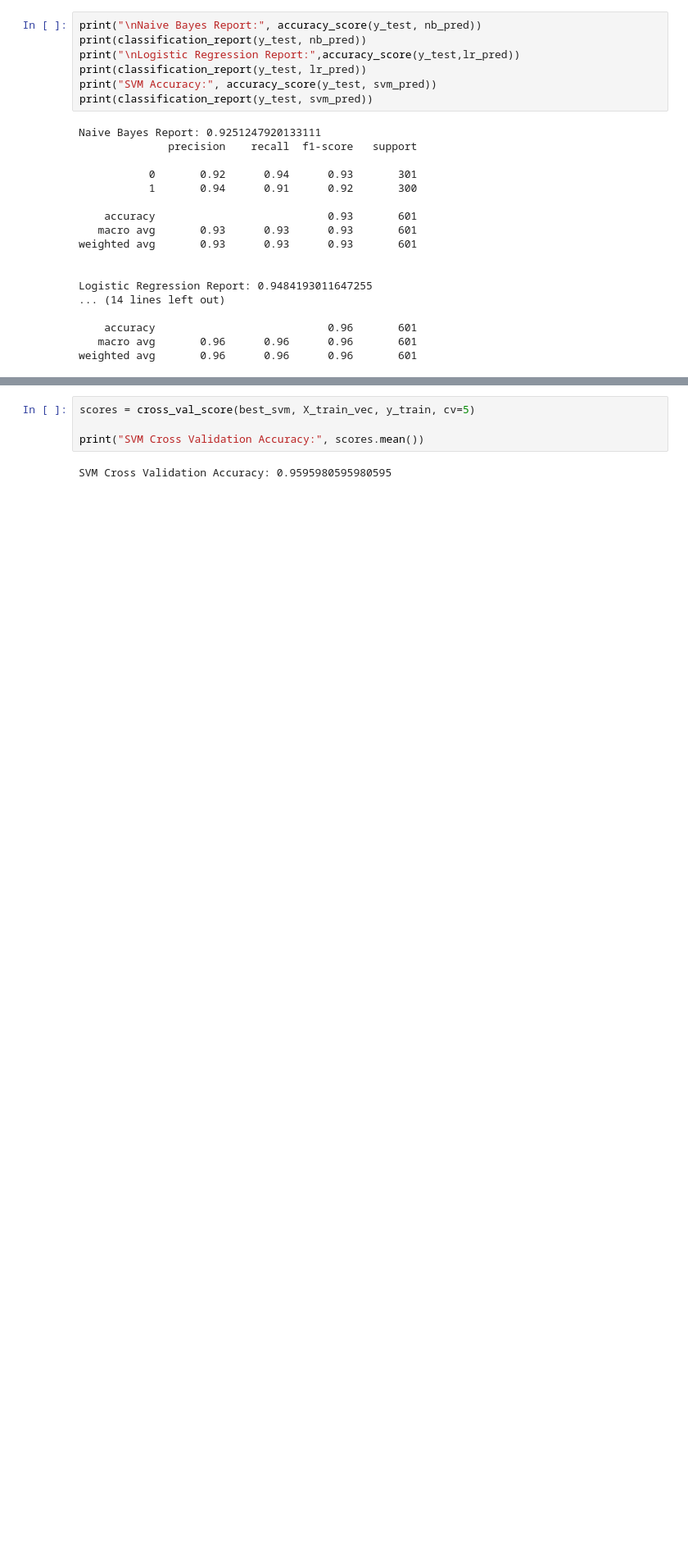
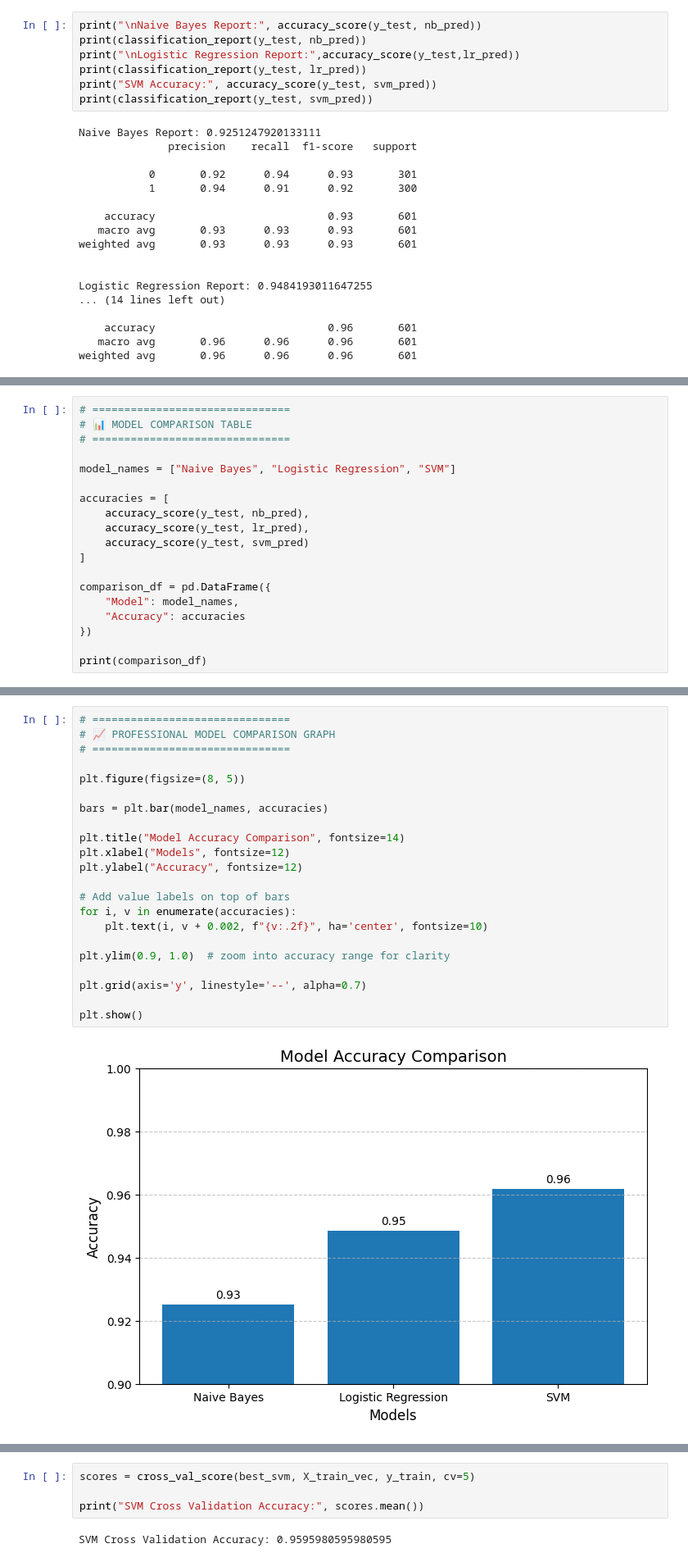
Before and after one commit to kikikatg/tigrigna_fake_news_detection_using_NLP, a Jupyter notebook: notebooks/main.ipynb, the cells around one changed output, grey strips where cells are left out. Shown at 82% size. Drawn from its saved outputs; the diff is of its cells as text; blank space fills up the shorter version.

```diff
--- a/notebooks/main.ipynb
+++ b/notebooks/main.ipynb
@@ -364,0 +384,19 @@ weighted avg       0.96      0.96      0.96       601
+# %%
+# ===============================
+# 📊 MODEL COMPARISON TABLE
+# ===============================
+
+model_names = ["Naive Bayes", "Logistic Regression", "SVM"]
+
+accuracies = [
+    accuracy_score(y_test, nb_pred),
+    accuracy_score(y_test, lr_pred),
+    accuracy_score(y_test, svm_pred)
+]
+
+comparison_df = pd.DataFrame({
+    "Model": model_names,
+    "Accuracy": accuracies
+})
+
+print(comparison_df)
@@ -364,0 +408,24 @@ weighted avg       0.96      0.96      0.96       601
+# %%
+# ===============================
+# 📈 PROFESSIONAL MODEL COMPARISON GRAPH
+# ===============================
+
+plt.figure(figsize=(8, 5))
+
+bars = plt.bar(model_names, accuracies)
+
+plt.title("Model Accuracy Comparison", fontsize=14)
+plt.xlabel("Models", fontsize=12)
+plt.ylabel("Accuracy", fontsize=12)
+
+# Add value labels on top of bars
+for i, v in enumerate(accuracies):
+    plt.text(i, v + 0.002, f"{v:.2f}", ha='center', fontsize=10)
+
+plt.ylim(0.9, 1.0)  # zoom into accuracy range for clarity
+
+plt.grid(axis='y', linestyle='--', alpha=0.7)
+
+plt.show()
+# %% [output]
+[figure, added]
```
Also changed, not shown: parts of 16 cells of this notebook, 12 other files.
